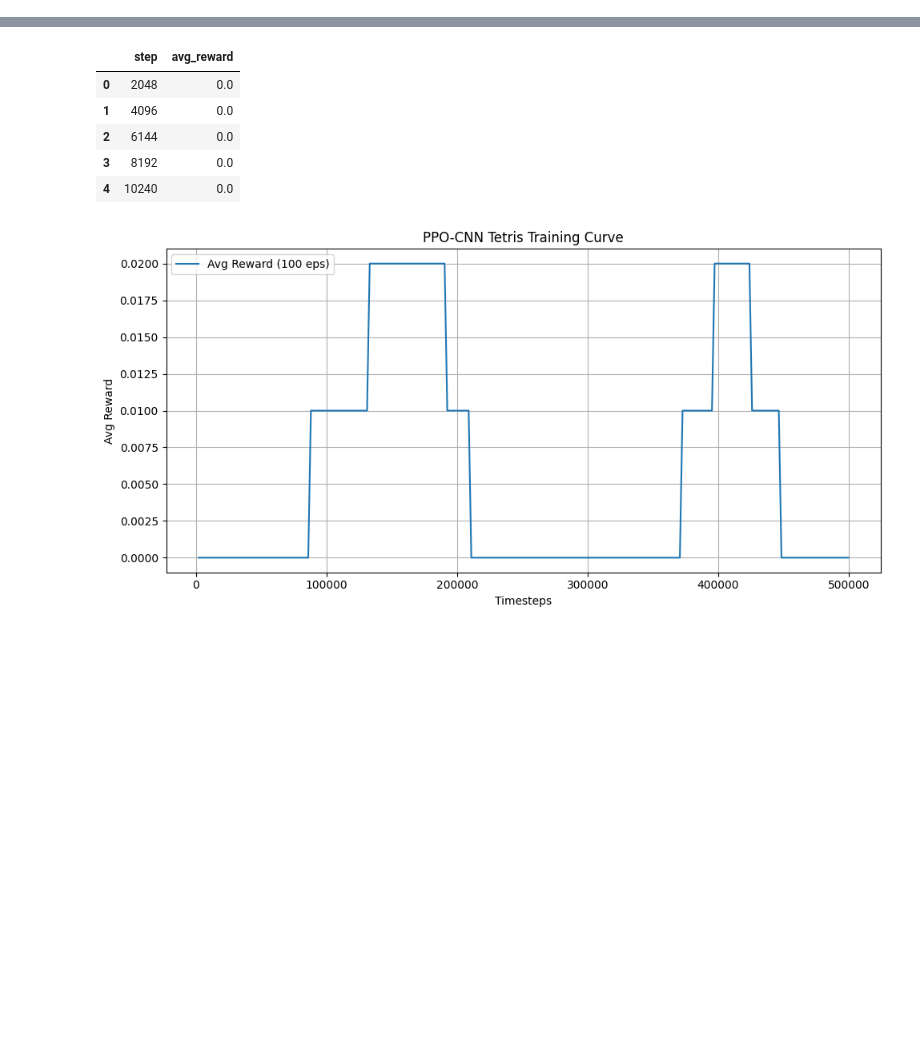
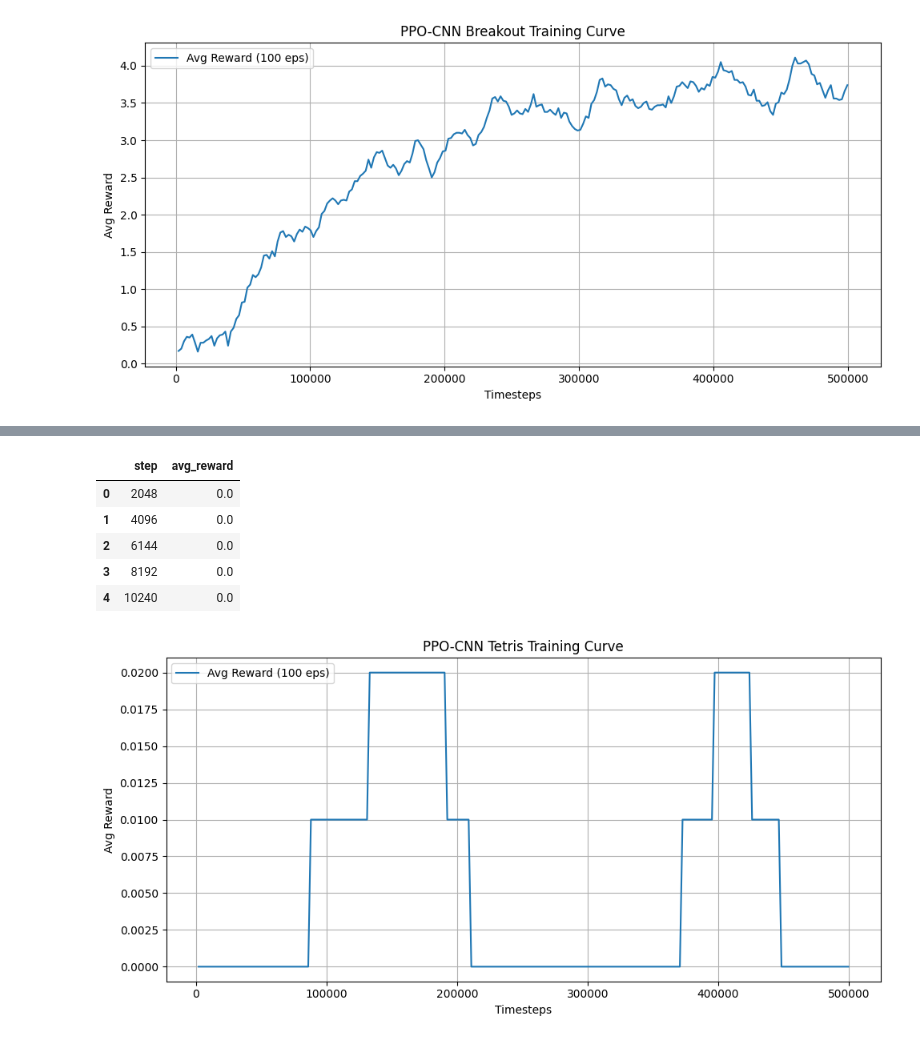
Before and after one commit to vdella/AgentDOOM, a Jupyter notebook: notebooks/plot_rewards.ipynb, the cells around one changed output, grey strips where cells are left out. Drawn from its saved outputs; the diff is of its cells as text; code cells hidden in the pictures; blank space fills up the shorter version.

Commit message:
changed Tetris to Breakout and added results

```diff
--- a/notebooks/plot_rewards.ipynb
+++ b/notebooks/plot_rewards.ipynb
@@ -2,3 +2,7 @@
 import pandas as pd
 import matplotlib.pyplot as plt
 import os
+# %%
+log_path = "../logs/ppo_cnn_breakout.csv"
+df = pd.read_csv(log_path)
+df.head()
@@ -4,0 +16,12 @@ import os
+# %%
+plt.figure(figsize=(10, 5))
+plt.plot(df['step'], df['avg_reward'], label='Avg Reward (100 eps)')
+plt.xlabel('Timesteps')
+plt.ylabel('Avg Reward')
+plt.title('PPO-CNN Breakout Training Curve')
+plt.grid(True)
+plt.legend()
+plt.tight_layout()
+plt.show()
+# %% [output]
+[figure, added]
```
Also changed, not shown: parts of 3 cells of this notebook, 6 other files.
